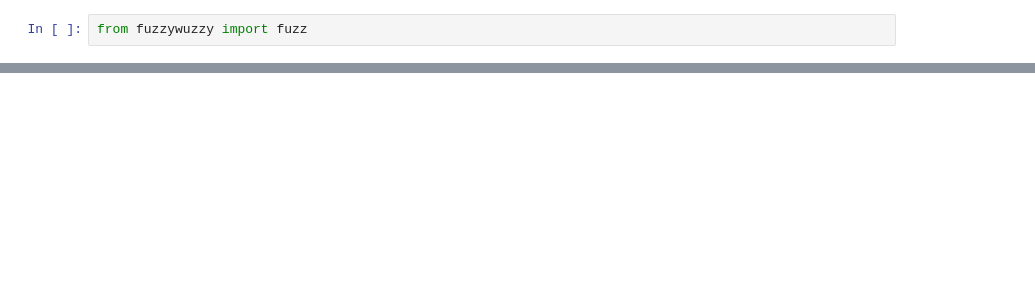
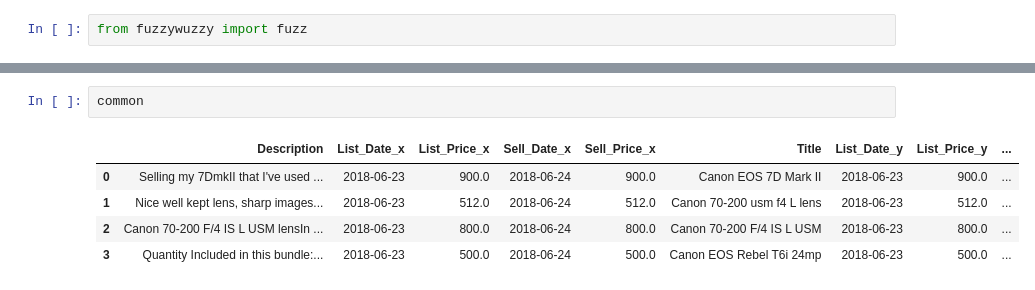
Before and after one commit to mikestef235/Canon_Scraper, a Jupyter notebook: iPython_Notebooks/90% Description Match.ipynb, the cells around one changed output, grey strips where cells are left out. Saved outputs shown, nothing was run; the diff lists cells and outputs as text; blank space fills up the shorter version.

```diff
--- a/iPython_Notebooks/90% Description Match.ipynb
+++ b/iPython_Notebooks/90% Description Match.ipynb
@@ -43,0 +82,8 @@ fuzz.ratio(des[1],des2[1])
+# %%
+common
+# %% [output]
+|  | Description | List_Date_x | List_Price_x | Sell_Date_x | Sell_Price_x | Title | List_Date_y | List_Price_y | ... |
+| 0 | Selling my 7DmkII that I've used ... | 2018-06-23 | 900.0 | 2018-06-24 | 900.0 | Canon EOS 7D Mark II | 2018-06-23 | 900.0 | ... |
+| 1 | Nice well kept lens, sharp images... | 2018-06-23 | 512.0 | 2018-06-24 | 512.0 | Canon 70-200 usm f4 L lens | 2018-06-23 | 512.0 | ... |
+| 2 | Canon 70-200 F/4 IS L USM lensIn ... | 2018-06-23 | 800.0 | 2018-06-24 | 800.0 | Canon 70-200 F/4 IS L USM | 2018-06-23 | 800.0 | ... |
+| 3 | Quantity Included in this bundle:... | 2018-06-23 | 500.0 | 2018-06-24 | 500.0 | Canon EOS Rebel T6i 24mp | 2018-06-23 | 500.0 | ... |
```
Also changed, not shown: parts of 29 cells of this notebook, 8 other files.
